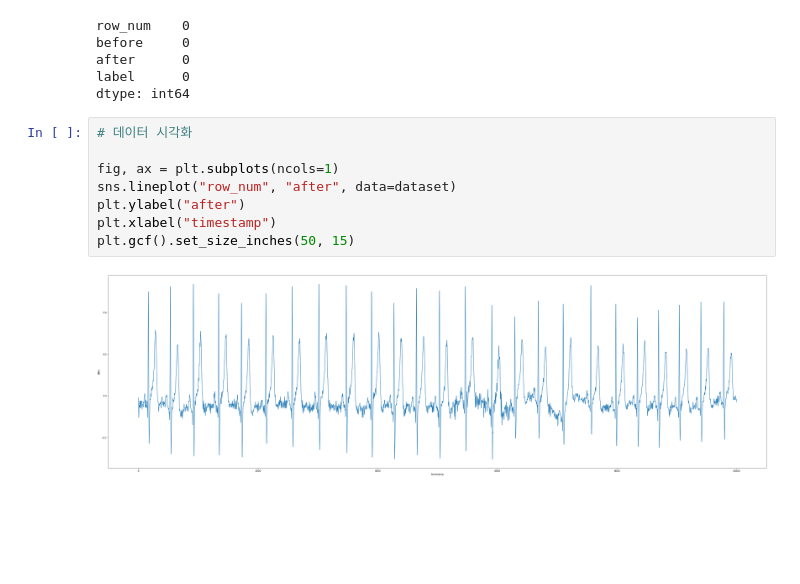
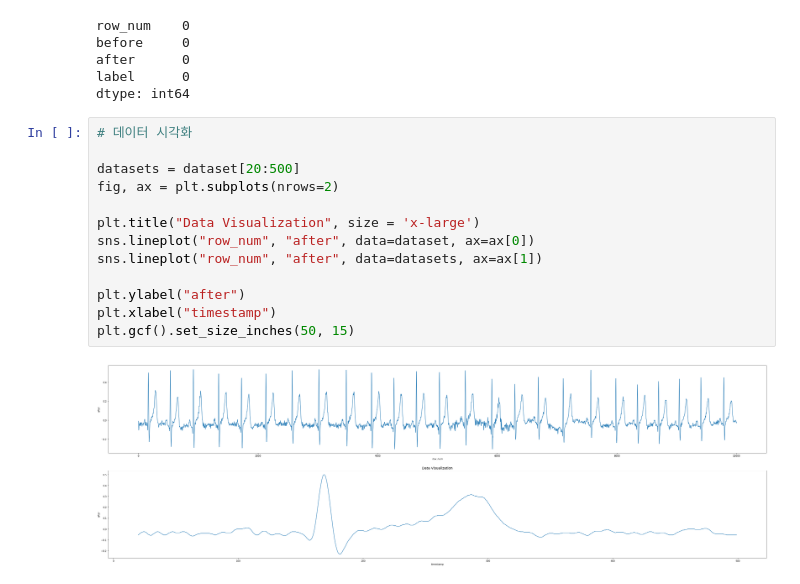
Before and after one commit to seoyeon7/ECG_Data_Analysis, a Jupyter notebook: ECG_Data_EDA.ipynb, the cells around one changed output. Drawn from its saved outputs; the diff is of its cells as text; blank space fills up the shorter version.

```diff
--- a/ECG_Data_EDA.ipynb
+++ b/ECG_Data_EDA.ipynb
@@ -83,10 +83,15 @@ dtype: int64
 # %%
 # 데이터 시각화
 
-fig, ax = plt.subplots(ncols=1)
-sns.lineplot("row_num", "after", data=dataset)
+datasets = dataset[20:500]
+fig, ax = plt.subplots(nrows=2)
+
+plt.title("Data Visualization", size = 'x-large')
+sns.lineplot("row_num", "after", data=dataset, ax=ax[0])
+sns.lineplot("row_num", "after", data=datasets, ax=ax[1])
+
 plt.ylabel("after")
 plt.xlabel("timestamp")
 plt.gcf().set_size_inches(50, 15)
 # %% [output]
-[figure, old version]
+[figure, new version]
```
Also changed, not shown: parts of 1 cell of this notebook.
